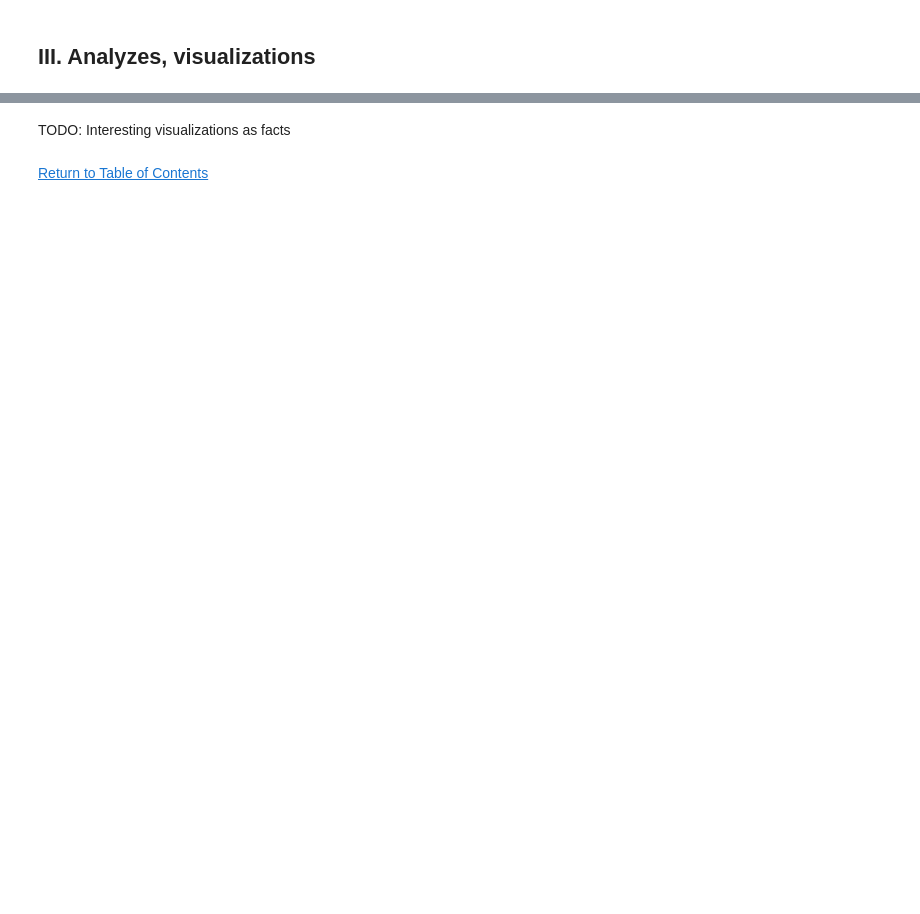
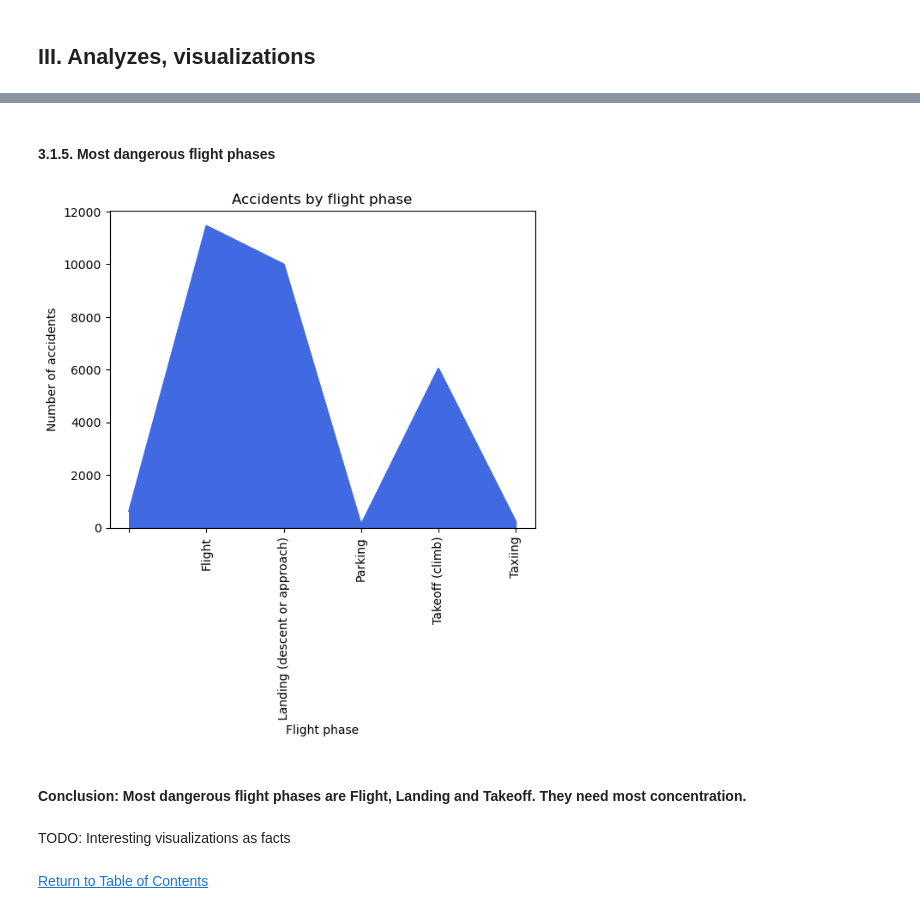
Before and after one commit to petiatodorova/Accidents-in-Aviation-Analysis, a Jupyter notebook: Dataset_1_AAB.ipynb, the cells around one changed output, grey strips where cells are left out. Drawn from its saved outputs; the diff is of its cells as text; code cells hidden in the pictures; blank space fills up the shorter version.

Commit message:
Most dangerous flight phases.

```diff
--- a/Dataset_1_AAB.ipynb
+++ b/Dataset_1_AAB.ipynb
@@ -1471,3 +1475,18 @@ plt.show()
+# %% [markdown]
+#### 3.1.5. Most dangerous flight phases<a id="3-1-5">
+# %%
+avioset.groupby('flight_phase').size().plot.area(color=['royalblue'])
+
+plt.xticks(rotation = "vertical")
+
+plt.title("Accidents by flight phase")
+plt.xlabel('Flight phase')
+plt.ylabel('Number of accidents')
+plt.show()
+# %% [output]
+[figure, added]
+# %% [markdown]
+#### Conclusion: Most dangerous flight phases are Flight, Landing and Takeoff. They need most concentration.
 # %% [markdown]
 TODO:
 Interesting visualizations as facts
```
Also changed, not shown: parts of 121 cells of this notebook.
